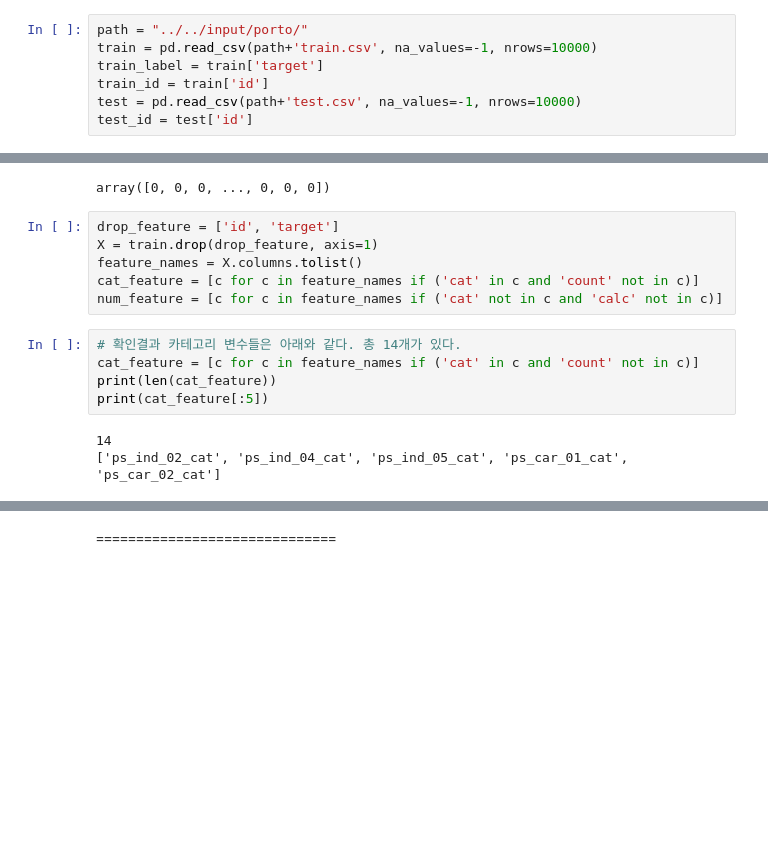
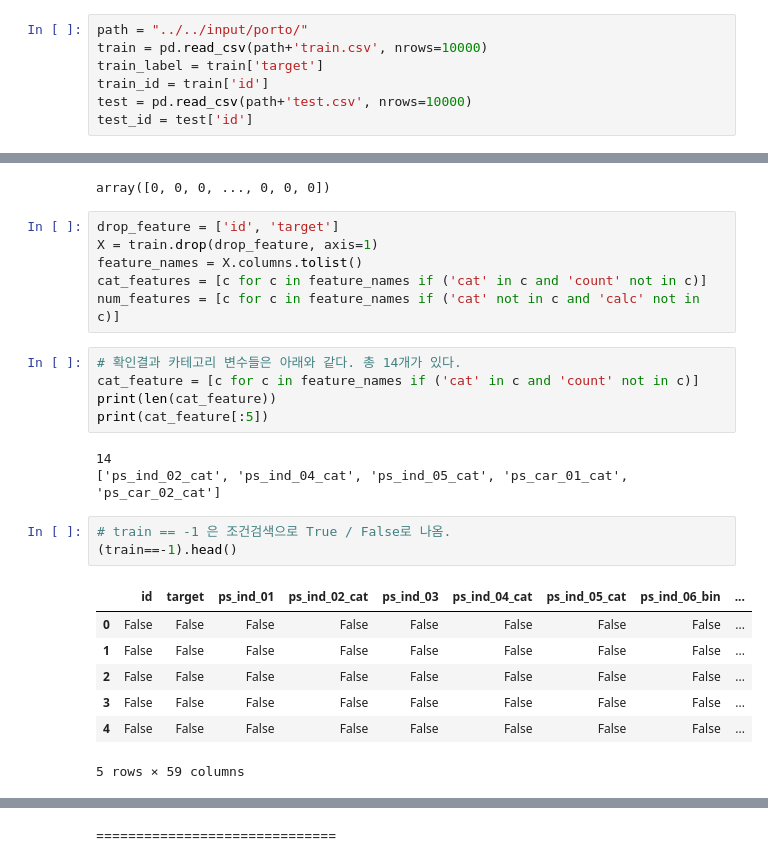
Before and after one commit to ecjang/pages, a Jupyter notebook: Kaggle/002_Binary_Prediction_Porto_2ndPlaceLightgbmSolution.ipynb, the cells around one changed output, grey strips where cells are left out. Saved outputs shown, nothing was run; the diff lists cells and outputs as text; blank space fills up the shorter version.

Commit message:
kaggle porto Train CV

```diff
--- a/Kaggle/002_Binary_Prediction_Porto_2ndPlaceLightgbmSolution.ipynb
+++ b/Kaggle/002_Binary_Prediction_Porto_2ndPlaceLightgbmSolution.ipynb
@@ -83,9 +82,9 @@ def evalerror(preds, dtrain):
 # %%
 path = "../../input/porto/"
-train = pd.read_csv(path+'train.csv', na_values=-1, nrows=10000)
+train = pd.read_csv(path+'train.csv', nrows=10000)
 train_label = train['target']
 train_id = train['id']
-test = pd.read_csv(path+'test.csv', na_values=-1, nrows=10000)
+test = pd.read_csv(path+'test.csv', nrows=10000)
 test_id = test['id']
 # %%
 print(train.shape)
@@ -115,8 +114,8 @@ array([0, 0, 0, ..., 0, 0, 0])
 drop_feature = ['id', 'target']
 X = train.drop(drop_feature, axis=1)
 feature_names = X.columns.tolist()
-cat_feature = [c for c in feature_names if ('cat' in c and 'count' not in c)]
-num_feature = [c for c in feature_names if ('cat' not in c and 'calc' not in c)]
+cat_features = [c for c in feature_names if ('cat' in c and 'count' not in c)]
+num_features = [c for c in feature_names if ('cat' not in c and 'calc' not in c)]
 # %%
 # 확인결과 카테고리 변수들은 아래와 같다. 총 14개가 있다.
 cat_feature = [c for c in feature_names if ('cat' in c and 'count' not in c)]
@@ -125,3 +124,14 @@ print(cat_feature[:5])
 # %% [output]
 14
 ['ps_ind_02_cat', 'ps_ind_04_cat', 'ps_ind_05_cat', 'ps_car_01_cat', 'ps_car_02_cat']
+# %%
+# train == -1 은 조건검색으로 True / False로 나옴.
+(train==-1).head()
+# %% [output]
+|  | id | target | ps_ind_01 | ps_ind_02_cat | ps_ind_03 | ps_ind_04_cat | ps_ind_05_cat | ps_ind_06_bin | ... |
+| 0 | False | False | False | False | False | False | False | False | ... |
+| 1 | False | False | False | False | False | False | False | False | ... |
+| 2 | False | False | False | False | False | False | False | False | ... |
+| 3 | False | False | False | False | False | False | False | False | ... |
+| 4 | False | False | False | False | False | False | False | False | ... |
+5 rows × 59 columns
```
Also changed, not shown: parts of 26 cells of this notebook.
